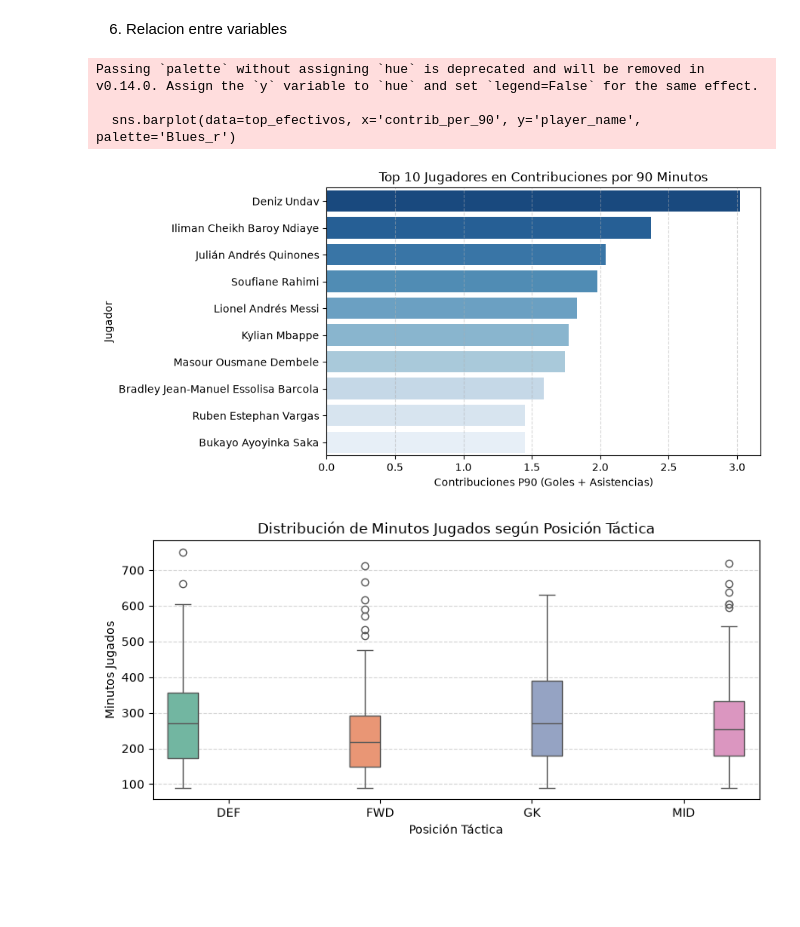
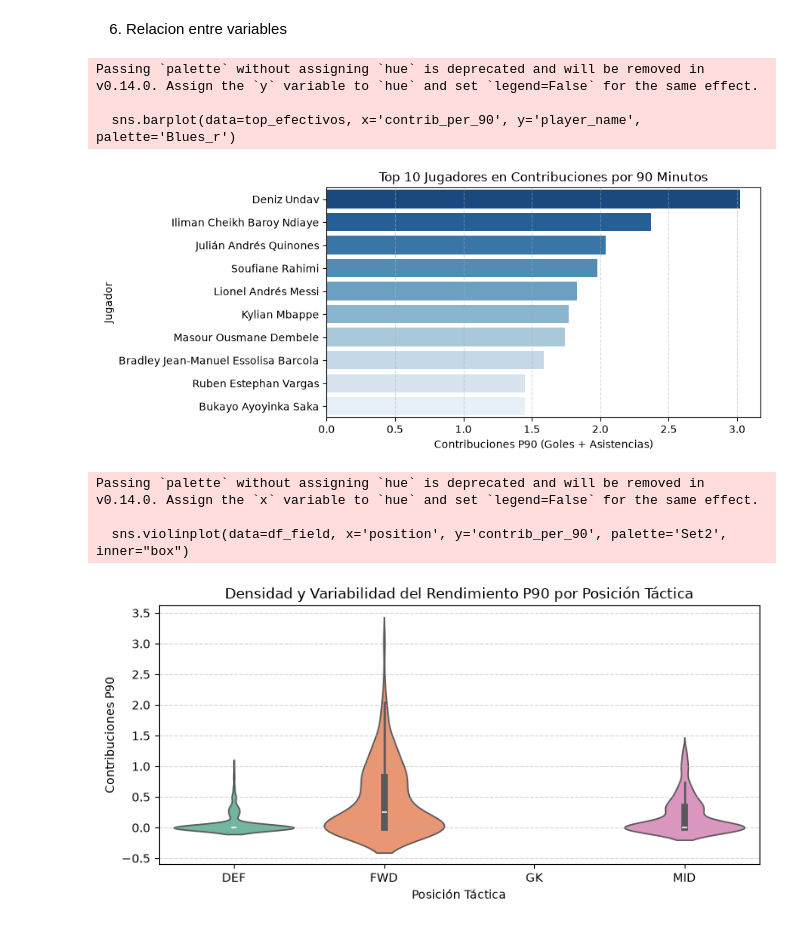
Before and after one commit to Lauti00/IA, a Jupyter notebook: Ejercitacion/ejOpcional3.ipynb, the cells around one changed output. Saved outputs shown, nothing was run; the diff lists cells and outputs as text; code cells hidden in the pictures; blank space fills up the shorter version.

Commit message:
agrego graficos y teoria

```diff
--- a/Ejercitacion/ejOpcional3.ipynb
+++ b/Ejercitacion/ejOpcional3.ipynb
@@ -225,46 +277,103 @@ plt.show()
 # %% [markdown]
 6. Relacion entre variables
 # %%
-# 1. Ranking de impacto (Top 10 P90 - Jugadores de campo)
+#Ranking de impacto individual (Top 10 P90)
 top_efectivos = df_field.sort_values(by='contrib_per_90', ascending=False).head(10)
 
-plt.figure(figsize=(9, 4.5))
+plt.figure(figsize=(9, 4))
 sns.barplot(data=top_efectivos, x='contrib_per_90', y='player_name', palette='Blues_r')
 plt.title('Top 10 Jugadores en Contribuciones por 90 Minutos')
 plt.xlabel('Contribuciones P90 (Goles + Asistencias)')
 plt.ylabel('Jugador')
 plt.grid(axis='x', linestyle='--', alpha=0.5)
 plt.tight_layout()
 plt.show()
 
-# 2. Minutos jugados por Posición (Global - Incluye GK)
+# Densidad y variabilidad de rendimiento por posición
+plt.figure(figsize=(8, 4))
+sns.violinplot(data=df_field, x='position', y='contrib_per_90', palette='Set2', inner="box")
+plt.title('Densidad y Variabilidad del Rendimiento P90 por Posición Táctica')
+plt.xlabel('Posición Táctica')
+plt.ylabel('Contribuciones P90')
+plt.grid(axis='y', linestyle='--', alpha=0.5)
+plt.tight_layout()
+plt.show()
+
+# Rodaje físico: Minutos jugados por Posición (Global)
 plt.figure(figsize=(8, 4))
 sns.boxplot(data=df_active, x='position', y='minutes_played', palette='Set2', hue='position', legend=False)
 plt.title('Distribución de Minutos Jugados según Posición Táctica')
 plt.xlabel('Posición Táctica')
 plt.ylabel('Minutos Jugados')
 plt.grid(axis='y', linestyle='--', alpha=0.5)
 plt.tight_layout()
 plt.show()
 
-# 3. Matriz de Correlación de Pearson P90 (Jugadores de Campo)
+#Matriz de Correlación de Pearson P90
 cols_num_campo = ['matches_played', 'minutes_played', 'goals', 'assists', 'goals_per_90', 'contrib_per_90', 'yellow_cards']
 corr_matrix = df_field[cols_num_campo].corr()
 mascara = np.triu(np.ones_like(corr_matrix, dtype=bool))
 
-plt.figure(figsize=(8, 6))
+plt.figure(figsize=(7, 5))
 sns.heatmap(corr_matrix, annot=True, fmt='.2f', cmap='coolwarm', vmin=-1, vmax=1, center=0, square=True, mask=mascara)
-plt.title('Matriz de Correlación de Pearson (Jugadores de Campo - P90)')
+plt.title('Matriz de Correlación de Pearson (Jugadores de Campo)')
 plt.tight_layout()
 plt.show()
 
-# 4. Pairplot Multivariado P90
-grafico = sns.pairplot(data=df_field, vars=['minutes_played', 'goals_per_90', 'contrib_per_90'], hue='position', palette='Set2')
-grafico.figure.suptitle('Pairplot: Rendimiento P90 por Posición Táctica', y=1.02)
+#Rotación táctica multivariada: Minutos por Equipo y Posición (Top 10 Equipos)
+top_10_equipos = df_active['team_id'].value_counts().head(10).index
+df_top_teams = df_active[df_active['team_id'].isin(top_10_equipos)]
+
+tabla_pivote = df_top_teams.pivot_table(
+    index='team_id',
+    columns='position',
+    values='minutes_played',
+    aggfunc='mean'
+)
+
+plt.figure(figsize=(8, 4.5))
+sns.heatmap(tabla_pivote, cmap='coolwarm', annot=True, fmt=".0f", cbar_kws={'label': 'Minutos Promedio'})
+plt.title('Minutos Promedio por Equipo y Posición (Top 10 Equipos)')
+plt.xlabel('Posición Táctica')
+plt.ylabel('ID de Equipo')
+plt.tight_layout()
 plt.show()
+
+#Detección Comparativa de Outliers (IQR vs. 3-Sigma)
+col_eval = 'contrib_per_90'
+data_eval = df_field[col_eval].dropna()
+
+q1, q3 = data_eval.quantile(0.25), data_eval.quantile(0.75)
+iqr = q3 - q1
+lim_sup_iqr = q3 + 1.5 * iqr
+
+mu, sigma = data_eval.mean(), data_eval.std()
+lim_sup_3s = mu + 3 * sigma
+
+outliers_iqr = data_eval[data_eval > lim_sup_iqr]
+outliers_3s = data_eval[data_eval > lim_sup_3s]
+
+print("=== AUDITORÍA DE VALORES EXTREMOS ===")
+print(f"• Método IQR (Robust): Detecta {len(outliers_iqr)} outliers (Umbral: > {lim_sup_iqr:.2f})")
+print(f"• Método 3-Sigma (Normal): Detecta {len(outliers_3s)} outliers (Umbral: > {lim_sup_3s:.2f})")
+
+plt.figure(figsize=(8, 4))
+sns.histplot(data_eval, bins=15, kde=True, color='skyblue')
+plt.axvline(lim_sup_iqr, color='orange', linestyle='--', linewidth=2, label=f'Límite IQR ({lim_sup_iqr:.2f})')
+plt.axvline(lim_sup_3s, color='red', linestyle=':', linewidth=2, label=f'Límite 3-Sigma ({lim_sup_3s:.2f})')
+plt.title(f'Comparativa de Umbrales de Outliers para {col_eval}')
+plt.xlabel('Contribución por 90 Minutos')
+plt.ylabel('Frecuencia')
+plt.legend()
+plt.grid(axis='y', linestyle='--', alpha=0.5)
+plt.tight_layout()
+plt.show()
 # %% [output]
 Passing `palette` without assigning `hue` is deprecated and will be removed in v0.14.0. Assign the `y` variable to `hue` and set `legend=False` for the same effect.
 
   sns.barplot(data=top_efectivos, x='contrib_per_90', y='player_name', palette='Blues_r')
-[figure, old version]
+[figure, new version]
+Passing `palette` without assigning `hue` is deprecated and will be removed in v0.14.0. Assign the `x` variable to `hue` and set `legend=False` for the same effect.
+
+  sns.violinplot(data=df_field, x='position', y='contrib_per_90', palette='Set2', inner="box")
-[figure, old version]
+[figure, new version]
```
Also changed, not shown: parts of 7 cells of this notebook.
